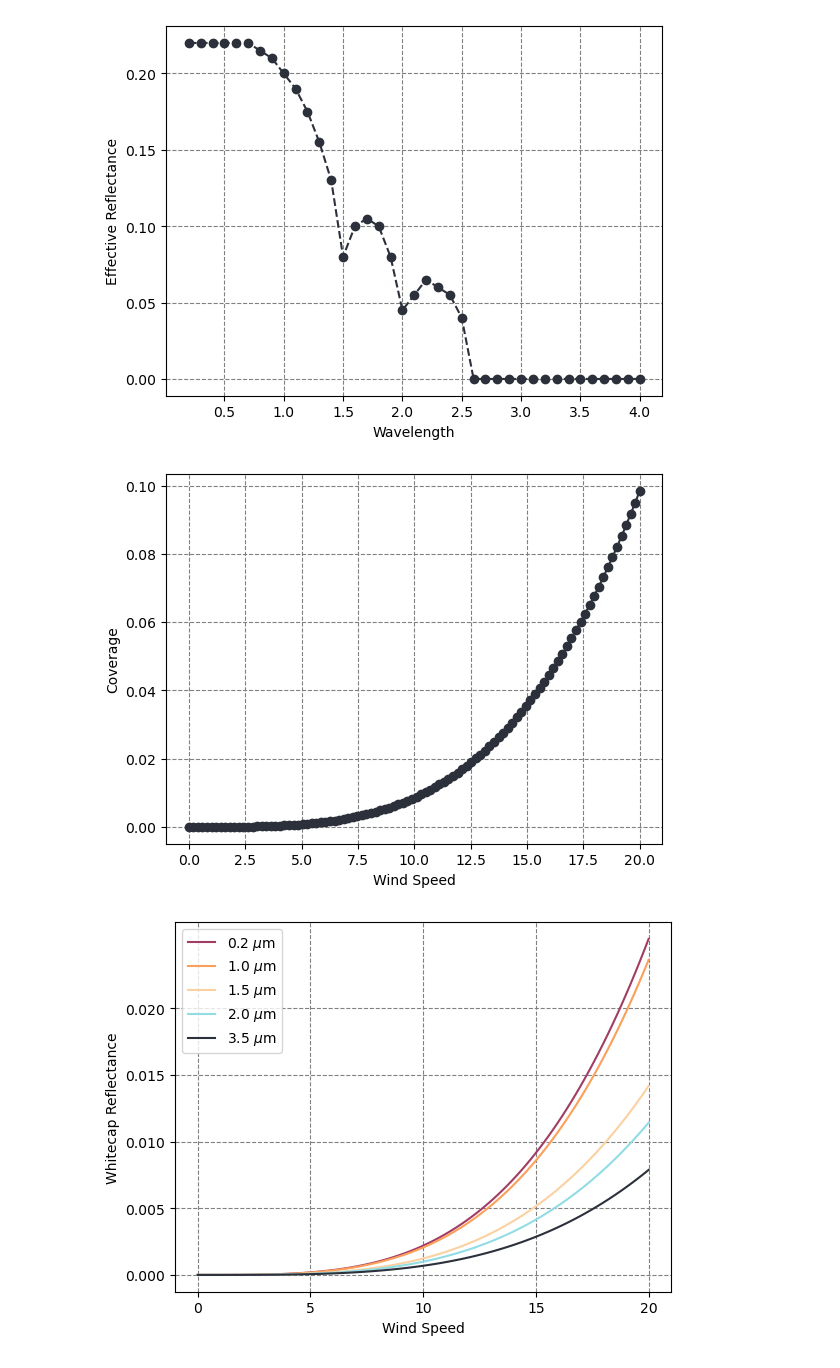
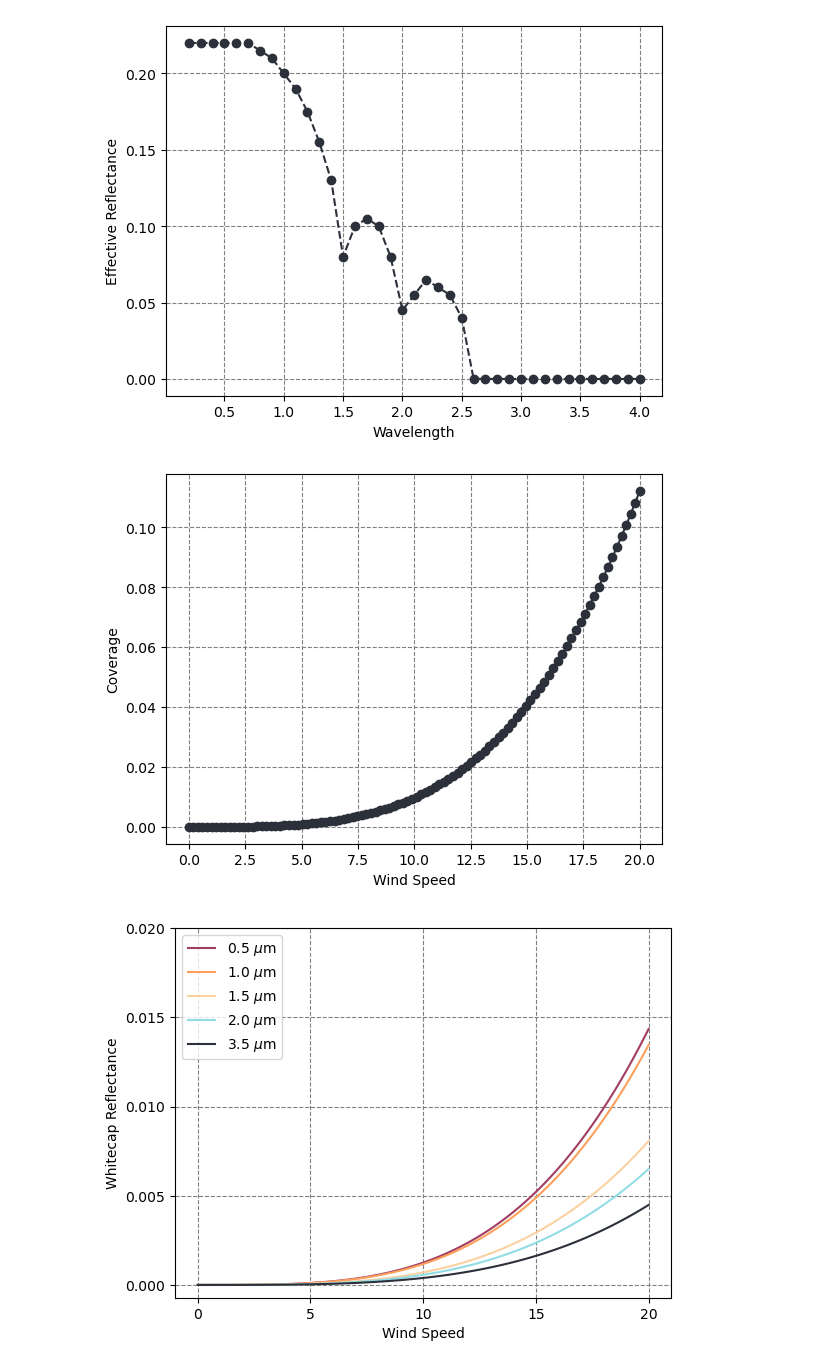
Before and after one commit to PolyRocketMatt/eradiate, a Jupyter notebook: notebooks/whitecaps.ipynb, the cells around one changed output. Saved outputs shown, nothing was run; the diff lists cells and outputs as text; code cells hidden in the pictures.

Commit message:
Fix some issues and implement visualizations in notebooks

```diff
--- a/notebooks/whitecaps.ipynb
+++ b/notebooks/whitecaps.ipynb
@@ -6,7 +6,7 @@ import numpy as np
 # %%
 # Necessary variables
 salinity = 0.0
-alpha = 0.000002591 #2.951 * 1e-6
+alpha = 0.000002951 #2.951 * 1e-6
 lmb = 3.52
 
 wind_speeds = np.linspace(0, 20, 100)
@@ -72,9 +83,9 @@ plt.ylabel('Coverage')
 
 plt.grid(True, linestyle='--', color='gray')
 # %% [output]
-[figure, old version]
+[figure, new version]
 # %%
-wavelengths = [0.2, 1.0, 1.5, 2.0, 3.5]
+wavelengths = [0.5, 1.0, 1.5, 2.0, 3.5]
 results = {}
 
 for wavelength in wavelengths:
@@ -82,35 +93,35 @@ for wavelength in wavelengths:
     for ws in wind_speeds:
         # Evaluate whitecap reflectance
         brdf_values = whitecap_ref(wavelength, ws)
-        whitecap_reflectance = 2 * np.array(brdf_values).flatten()[0]
+        whitecap_reflectance = np.array(brdf_values).flatten()[0]
 
         reflectances.append(whitecap_reflectance)
 
     results[wavelength] = (wind_speeds, reflectances)
 
 colors = ['#A13D63', '#FC9F5B', '#FBD1A2', '#92DCE5', '#2B303A']
 for wavelength, (wind_speeds, reflectances) in results.items():
     color = colors.pop(0)
 
     plt.plot(wind_speeds, reflectances, label=f'{wavelength} $\mu$m', color=color)
 
 plt.legend()
 plt.xlabel('Wind Speed')
 plt.ylabel('Whitecap Reflectance')
 
 # Define ticks
 xticks = np.arange(0, 21, 5)
 plt.xticks(xticks)
 
 yticks = np.arange(0, 0.021, 0.005)
 plt.yticks(yticks)
 
 # Grid on the tick lines
 plt.grid(True, linestyle='--', color='gray')
 
 plt.show()
 # %% [output]
-[figure, old version]
+[figure, new version]
 # %%
 # Get reflectance in visible wavelengths (0.4 - 0.7)
 wavelengths = [0.4, 0.5, 0.6, 0.7]
```
Also changed, not shown: parts of 3 cells of this notebook, 5 other files.
